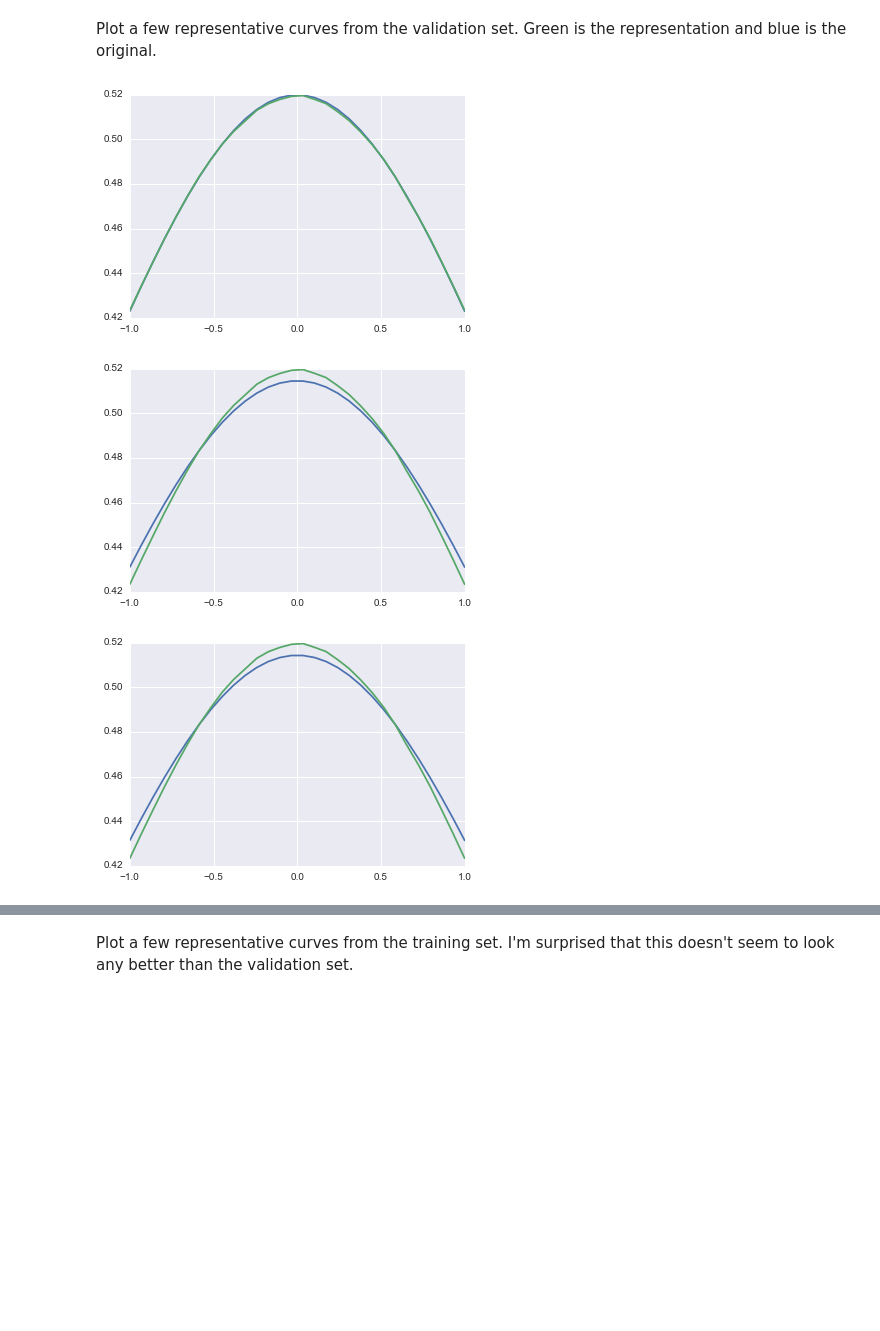
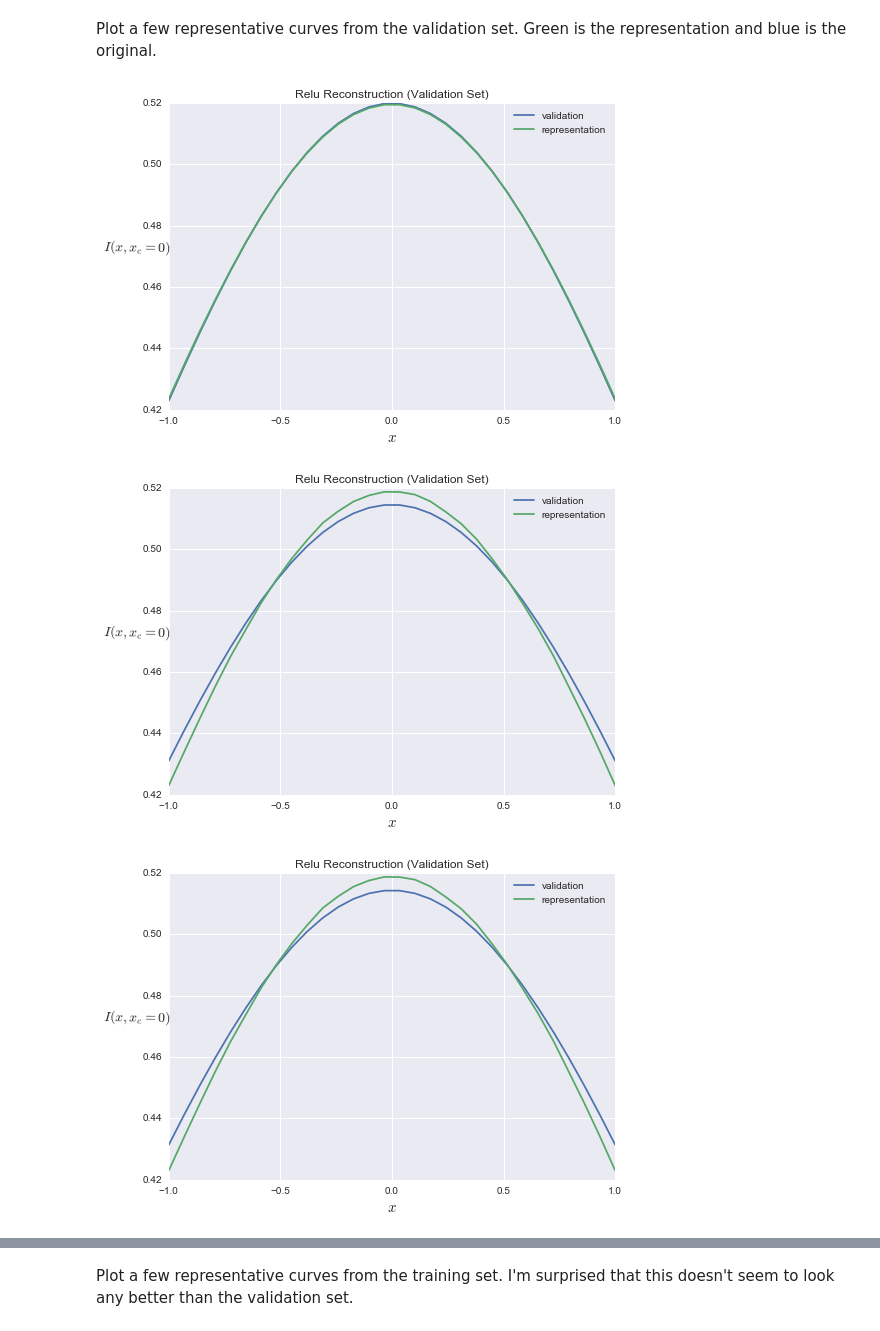
Before and after one commit to efrubin/SpringJP-Autoencoders, a Jupyter notebook: Pretraining Autoencoders for the Toy Problem.ipynb, the cells around one changed output, grey strips where cells are left out. Cells and saved outputs as stored; diff of their text form; code cells hidden in the pictures; blank space fills up the shorter version.

```diff
--- a/Pretraining Autoencoders for the Toy Problem.ipynb
+++ b/Pretraining Autoencoders for the Toy Problem.ipynb
@@ -125,3 +150,0 @@ masterModel.add(masterAE)
-# %%
-masterModel.compile(optimizer='sgd', loss='mse')
-masterModel.fit(X_train, X_train, nb_epoch=100)
@@ -130,11 +151,14 @@ masterModel.fit(X_train, X_train, nb_epoch=100)
 # %%
 representations = masterModel.predict(X_test)
+trainRepresentations = masterModel.predict(X_train)
 # %% [markdown]
 Plot all the representations against the test data.  useful to see if large irregularities are present for everything.
 # %%
 plt.figure()
+x_range = np.linspace(-1,1,30)
 for i in range(len(X_test)):
-    plt.plot(X_test[i][0:30], X_test[i][30:60])
-    plt.plot(representations[i][0:30], representations[i][30:60])
+    test = plt.plot(x_range, X_test[i][0:30], color='b', alpha=0.1)
+    rep = plt.plot(x_range, representations[i][0:30], color='r', alpha=0.1)
+
 plt.show()
 # %% [output]
@@ -141,0 +166,8 @@ plt.show()
+# %%
+plt.figure()
+x_range = np.linspace(-1,1,30)
+for i in range(len(X_test)):
+    test = plt.plot(x_range, X_train[i][0:30], color='b', alpha=0.1)
+    rep = plt.plot(x_range, trainRepresentations[i][0:30], color='r', alpha=0.1)
+
+plt.show()
@@ -144,10 +181,16 @@ Plot a few representative curves from the validation set.  Green is the represen
 # %%
 plt.figure()
 for i in range(0, 5):
-    plt.plot(X_test[i][0:30], X_test[i][30:60])
-    plt.plot(representations[i][0:30], representations[i][30:60])
+    val, ax = plt.plot(x_range, X_test[i][0:30])
+    representation, = plt.plot(x_range, representations[i][0:30])
+    plt.ylabel(r'$I(x,x_c = 0)$', rotation=-1, size=14)
+    plt.xlabel(r'$x$', size = 15)
+    plt.title('{} Reconstruction (Validation Set)'.format(ACT.title()))
+    plt.legend([val, representation], ['validation', 'representation'])
+    #print representations[i][60]
+    #print X_test[i][60]
     plt.show()
 # %% [output]
-[figure, old version]
+[figure, new version]
-[figure, old version]
+[figure, new version]
-[figure, old version]
+[figure, new version]
```
Also changed, not shown: parts of 20 cells of this notebook, 20 other files.
